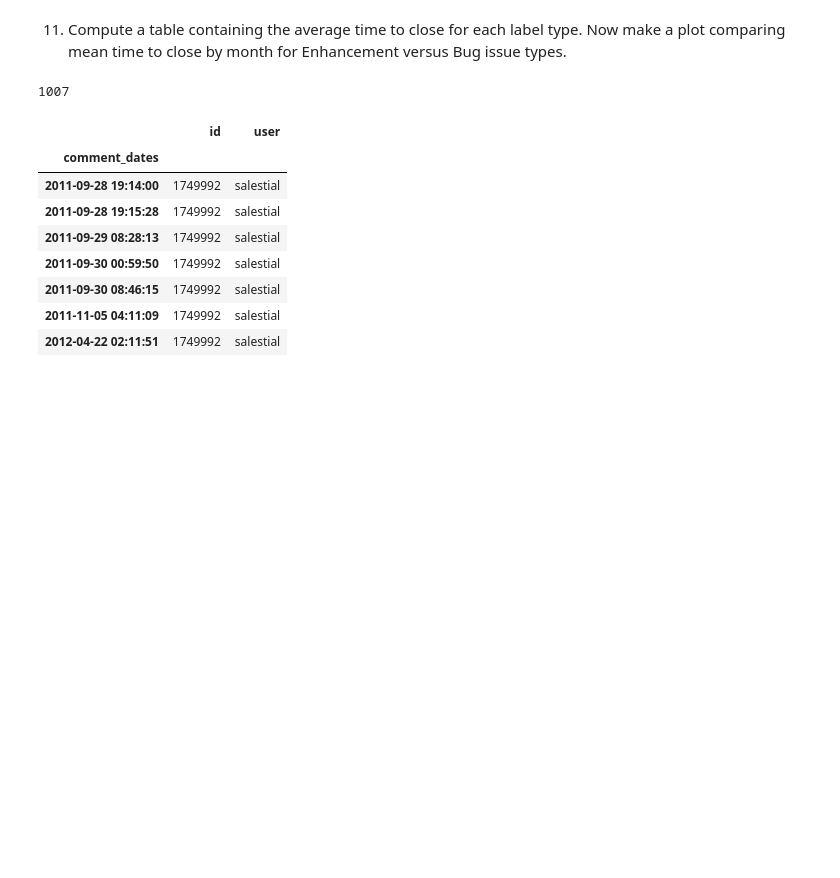
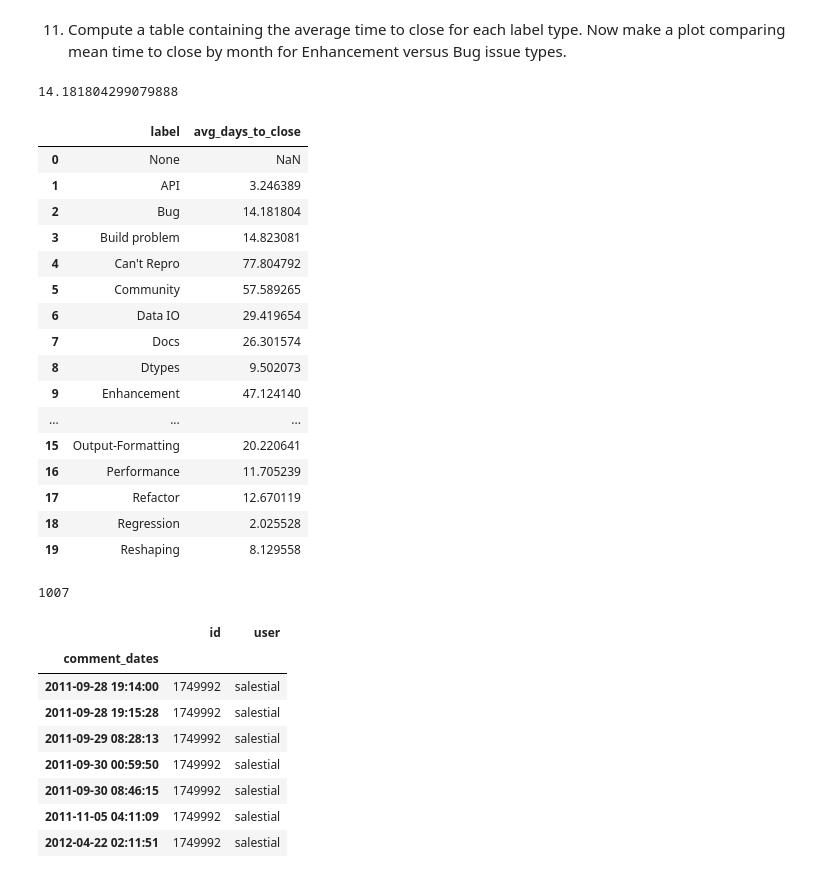
Before and after one commit to Phononic/Sean_Lubner_250HWs, a Jupyter notebook: hw7/hw7.ipynb, the cells around one changed output. Drawn from its saved outputs; the diff is of its cells as text; code cells hidden in the pictures; blank space fills up the shorter version.

```diff
--- a/hw7/hw7.ipynb
+++ b/hw7/hw7.ipynb
@@ -261,0 +245,8 @@ df[df.id == 1749992]
+# %%
+temp = pd.merge(df, labels_tracker)
+df4 = pd.merge(temp, pd.DataFrame({'created_at':df_raw.created_at, 'id':df_raw.id}) ) # bring back created_at data
+df4.set_index('created_at', inplace=True)
+durations = [(end-df4.index[i]).total_seconds()/(24*60*60) for i, end in enumerate(df4.closed_at)] # calculate days to close
+df4['days_to_close'] = pd.Series(durations, index=df4.index) # add column
+df4[df4.id == 1749992]
+#df4.head()
@@ -263,6 +260,39 @@ df[df.id == 1749992]
 11) Compute a table containing the average time to close for each label
 type. Now make a plot comparing mean time to close by month for Enhancement
 versus Bug issue types.
+# %%
+toy = np.mean(df4[df4.label=='Bug'].days_to_close.values)
+#np.mean(toy.values)
+toy
+# %% [output]
+14.181804299079888
+# %%
+labels = df4.label.unique()
+labels.sort()
+avg_close_days = [np.mean(df4[df4.label==x].days_to_close.values) for x in labels]
+avg_close_time = zip(labels, avg_close_days)
+avg_close_time = pd.DataFrame(avg_close_time)
+avg_close_time.columns=(['label','avg_days_to_close'])
+avg_close_time.set
+avg_close_time.head(20)
+# %% [output]
+|  | label | avg_days_to_close |
+| 0 | None | NaN |
+| 1 | API | 3.246389 |
+| 2 | Bug | 14.181804 |
+| 3 | Build problem | 14.823081 |
+| 4 | Can't Repro | 77.804792 |
+| 5 | Community | 57.589265 |
+| 6 | Data IO | 29.419654 |
+| 7 | Docs | 26.301574 |
+| 8 | Dtypes | 9.502073 |
+| 9 | Enhancement | 47.124140 |
+| ... | ... | ... |
+| 15 | Output-Formatting | 20.220641 |
+| 16 | Performance | 11.705239 |
+| 17 | Refactor | 12.670119 |
+| 18 | Regression | 2.025528 |
+| 19 | Reshaping | 8.129558 |
 # %%
 toy = df_raw3[ [len(x)==1 for x in df_raw3.labels] ]
 len(toy)
```
Also changed, not shown: parts of 3 cells of this notebook.
